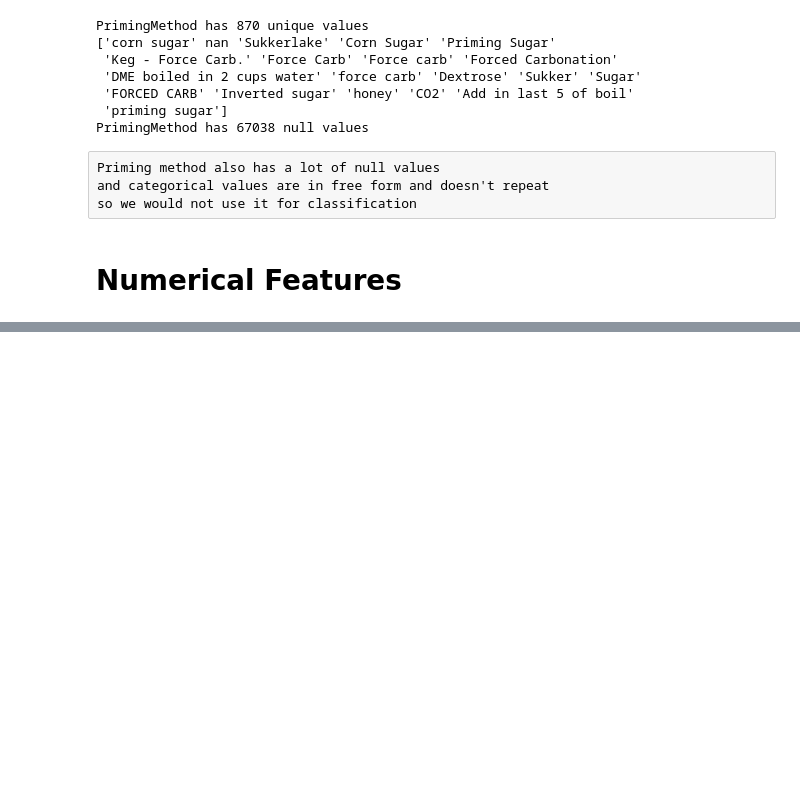
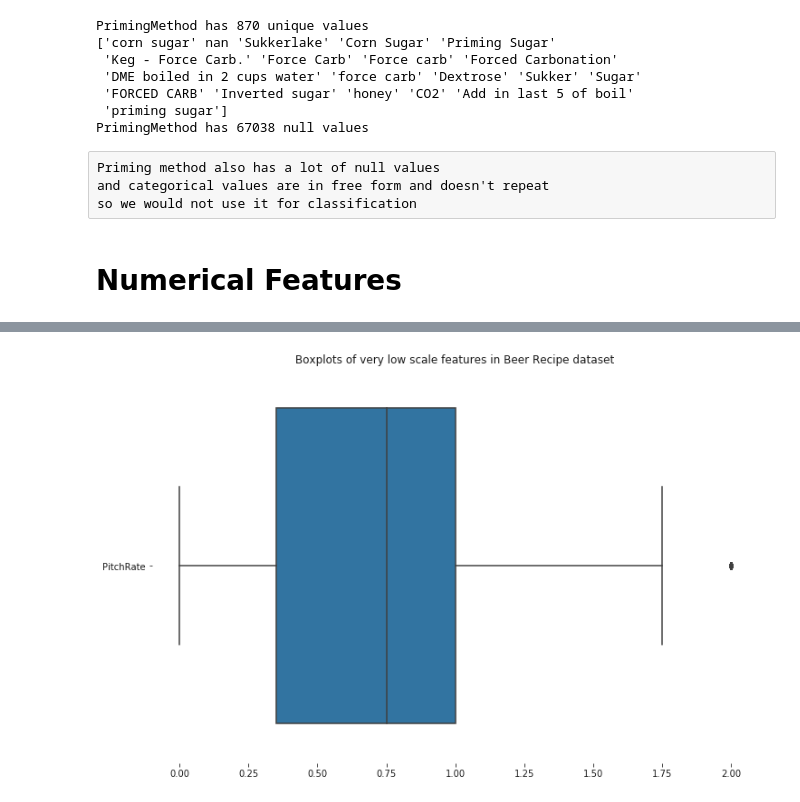
Before and after one commit to BabaZibulya/DataMining, a Jupyter notebook: classifiers.ipynb, the cells around one changed output, grey strips where cells are left out. Cells and saved outputs as stored; diff of their text form; code cells hidden in the pictures; blank space fills up the shorter version.

```diff
--- a/preprocessing.ipynb
+++ b/classifiers.ipynb
@@ -151,0 +205,13 @@ so we would not use it for classification
+# %%
+"""Box plots"""
+vlow_scale_feats = ['PitchRate']
+low_scale_feats = ['ABV', 'MashThickness', 'PrimaryTemp(C)']
+mid_scale_feats = ['Color', 'BoilTime', 'Efficiency']
+high_scale_feats = ['IBU', 'Size(L)']
+# %%
+f, ax = plt.subplots(figsize=(12, 8))
+ax = sns.boxplot(data=data.loc[:, vlow_scale_feats], orient='h')
+ax.set(title='Boxplots of very low scale features in Beer Recipe dataset')
+sns.despine(left=True, bottom=True)
+# %% [output]
+[figure, added]
```
Also changed, not shown: parts of 16 cells of this notebook.
